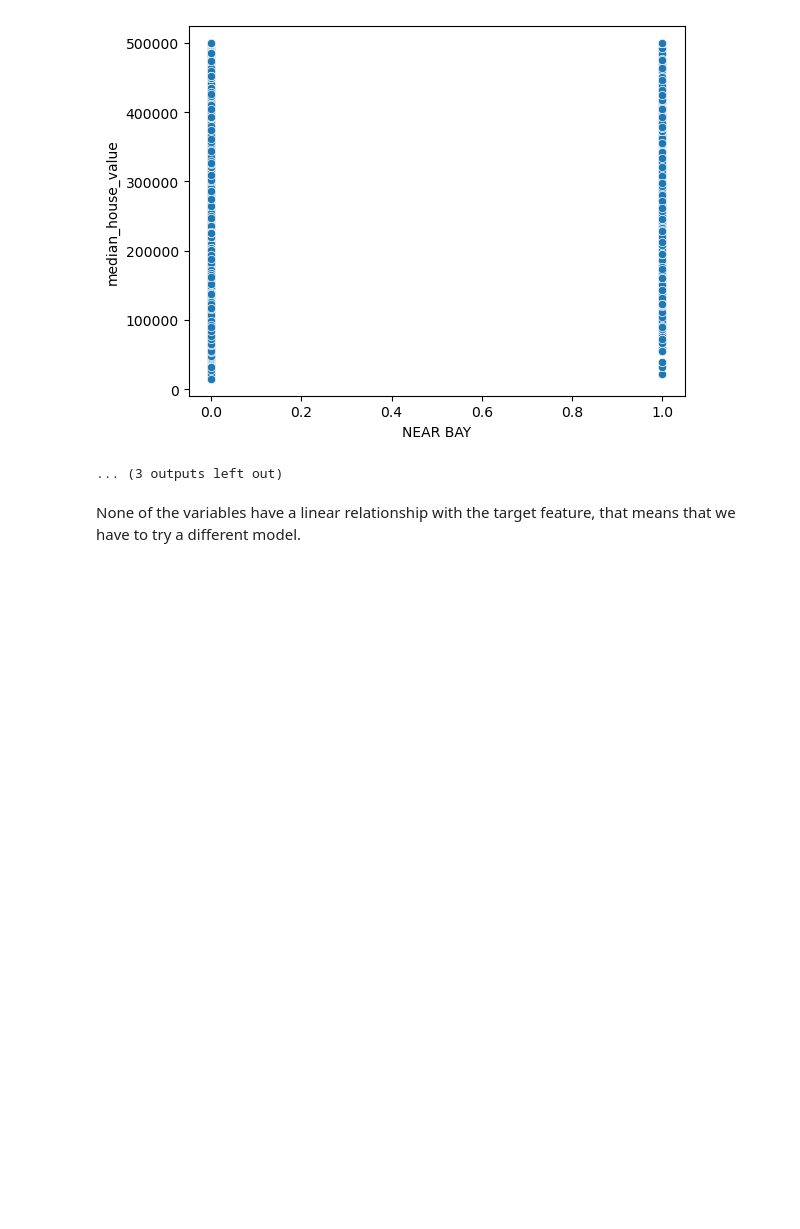
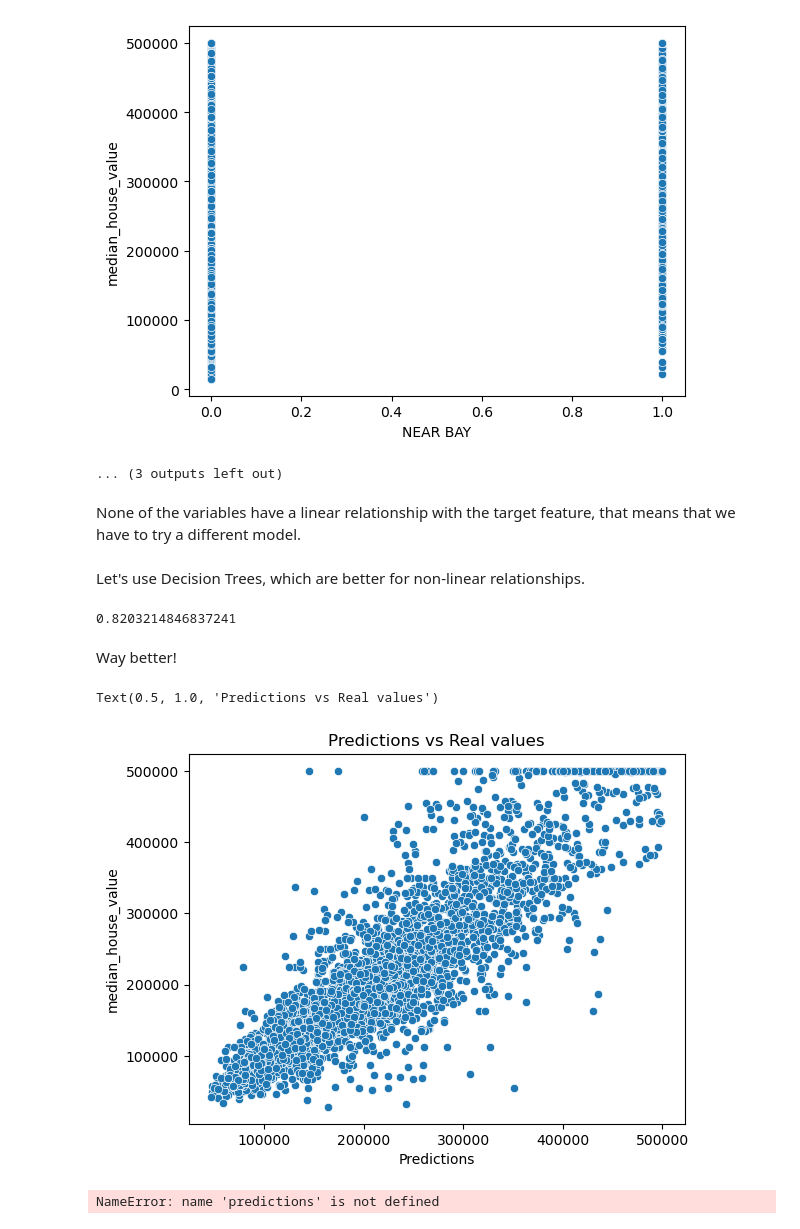
Before and after one commit to juanbratti/LinearRegression_HousePrice, a Jupyter notebook: analysis.ipynb, the cells around one changed output. Drawn from its saved outputs; the diff is of its cells as text; code cells hidden in the pictures; blank space fills up the shorter version.

Commit message:
using random forest

```diff
--- a/analysis.ipynb
+++ b/analysis.ipynb
@@ -349,3 +349,36 @@ for feature in features:
 ... (3 outputs left out)
 # %% [markdown]
 None of the variables have a linear relationship with the target feature, that means that we have to try a different model.
+# %% [markdown]
+Let's use Decision Trees, which are better for non-linear relationships.
+# %%
+from sklearn.ensemble import RandomForestRegressor
+
+model = RandomForestRegressor()
+
+model.fit(X_train_scaled, y_train)
+
+model.score(X_test_scaled, y_test)
+# %% [output]
+0.8203214846837241
+# %% [markdown]
+Way better!
+# %%
+y_pred = model.predict(X_test_scaled)
+
+sns.scatterplot(x=y_pred, y=y_test)
+plt.xlabel('Predictions')
+plt.title('Predictions vs Real values')
+# %% [output]
+Text(0.5, 1.0, 'Predictions vs Real values')
+[figure, added]
+# %%
+from sklearn.metrics import mean_absolute_error, mean_squared_error, r2_score
+import math
+
+print('Mean Absolute Error:', mean_absolute_error(y_test, y_pred))
+print('Mean Squared Error:', mean_squared_error(y_test, y_pred))
+print('Root Mean Squared Error:', math.sqrt(mean_squared_error(y_test, y_pred)))
+print('R2 Score:', r2_score(y_test, y_pred))
+# %% [output]
+NameError: name 'predictions' is not defined
```
Also changed, not shown: parts of 5 cells of this notebook.
